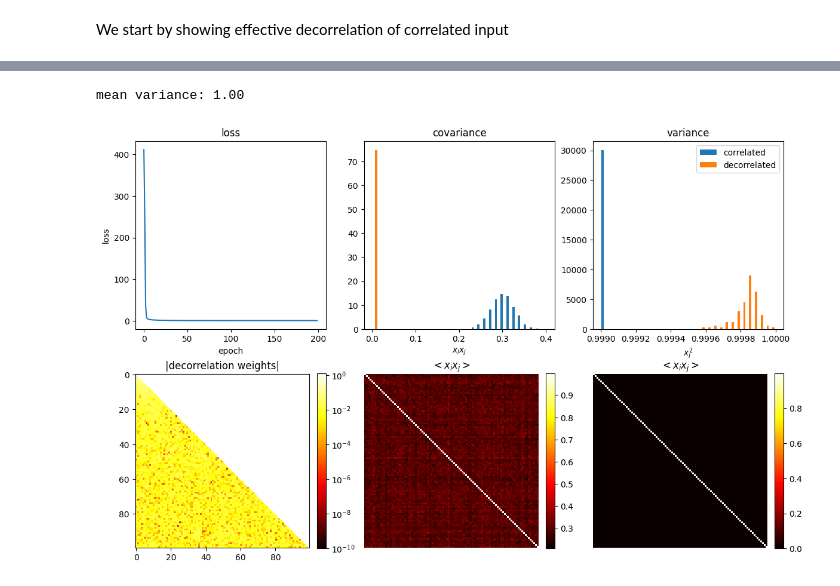
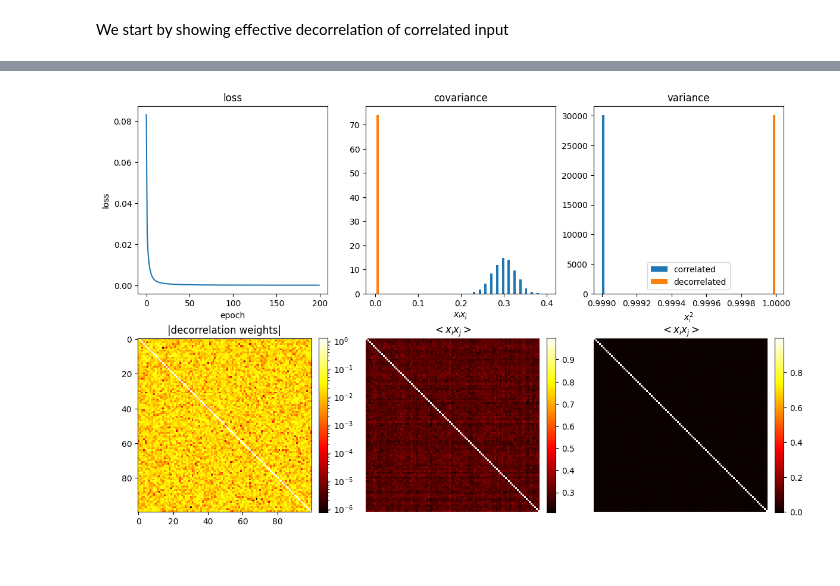
Before and after one commit to artcogsys/decorbp, a Jupyter notebook: examples/decorrelation_analysis.ipynb, the cells around one changed output, grey strips where cells are left out. Saved outputs shown, nothing was run; the diff lists cells and outputs as text; code cells hidden in the pictures; blank space fills up the shorter version.

```diff
--- a/examples/decorrelation_analysis.ipynb
+++ b/examples/decorrelation_analysis.ipynb
@@ -26,9 +26,9 @@ def decorrelate(num_epochs, data, model, decor_lr):
         L[i] = model.update()
         model.weight -= decor_lr * model.weight.grad
         if model.bias is not None:
-            model.bias -= decor_lr * model.bias.grad
+            model.bias -= 1e-3 * model.bias.grad
 
-        print(f'iteration {i}\tloss: {L[i]:.3f}')
+        # print(f'iteration {i}\tloss: {L[i]:.3f}')
 
     # covariance matrix after training
     X = model.decorrelate(data).view(data.shape[0],-1)
@@ -42,7 +42,7 @@ num_samples=1000
 num_features=100
 num_epochs=200
 seed=42
-decor_lr=1e-1
+decor_lr=1e-0
 kappa=1e-1
 
 torch.manual_seed(seed)
@@ -56,4 +56,7 @@ data = generate_correlated_data(num_features, num_samples).to(device)
 model = Decorrelation(in_features=num_features, bias=False, kappa=kappa).to(device)
 
 L, A1, A2 = decorrelate(num_epochs, data, model, decor_lr)
+
+plot_decorrelation_results(model, L, A1, A2)
+print(f'mean variance: {torch.mean(torch.diag(A2)):.2f}')
 # %% [output]
@@ -77,6 +64 @@ iteration 199   loss: 0.000
+[figure, added]
-# %%
-plot_decorrelation_results(model, L, A1, A2)
-print(f'mean variance: {torch.mean(torch.diag(A2)):.2f}')
-# %% [output]
-mean variance: 1.00
-[figure, removed]
```
Also changed, not shown: parts of 10 cells of this notebook, 1 other file.
